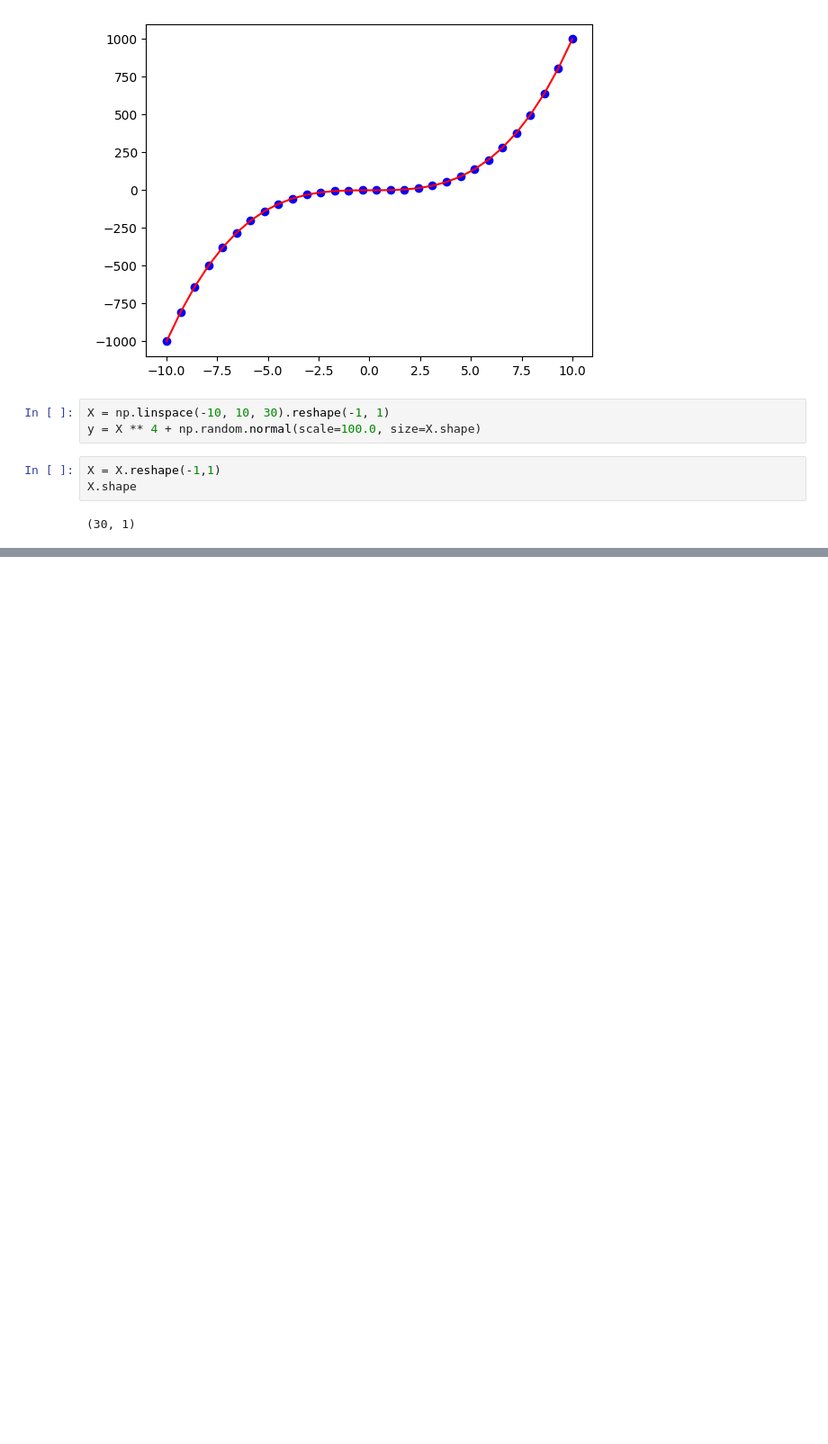
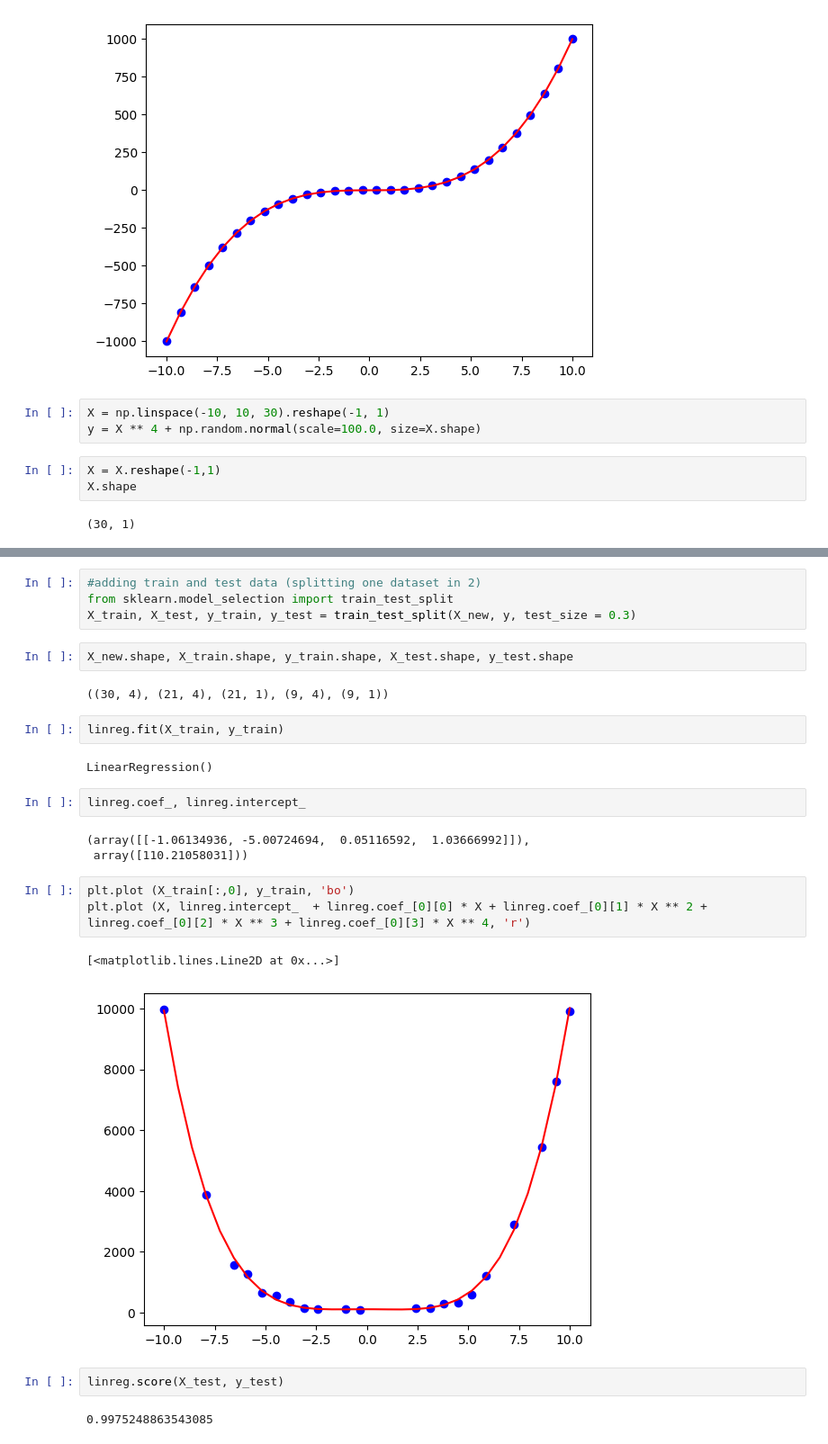
Before and after one commit to B1oodRain/machine-learning, a Jupyter notebook: linear regression.ipynb, the cells around one changed output, grey strips where cells are left out. Shown: that part at 90% size. Drawn from its saved outputs; the diff is of its cells as text; blank space fills up the shorter version.

```diff
--- a/linear regression.ipynb
+++ b/linear regression.ipynb
@@ -75,0 +76,27 @@ plt.plot (X, linreg.intercept_  + linreg.coef_[0][0] * X + linreg.coef_[0][1] *
+# %%
+#adding train and test data (splitting one dataset in 2)
+from sklearn.model_selection import train_test_split
+X_train, X_test, y_train, y_test = train_test_split(X_new, y, test_size = 0.3)
+# %%
+X_new.shape, X_train.shape, y_train.shape, X_test.shape, y_test.shape
+# %% [output]
+((30, 4), (21, 4), (21, 1), (9, 4), (9, 1))
+# %%
+linreg.fit(X_train, y_train)
+# %% [output]
+LinearRegression()
+# %%
+linreg.coef_, linreg.intercept_
+# %% [output]
+(array([[-1.06134936, -5.00724694,  0.05116592,  1.03666992]]),
+ array([110.21058031]))
+# %%
+plt.plot (X_train[:,0], y_train, 'bo')
+plt.plot (X, linreg.intercept_  + linreg.coef_[0][0] * X + linreg.coef_[0][1] * X ** 2 + linreg.coef_[0][2] * X ** 3 + linreg.coef_[0][3] * X ** 4, 'r')
+# %% [output]
+[<matplotlib.lines.Line2D at 0x...>]
+[figure, added]
+# %%
+linreg.score(X_test, y_test)
+# %% [output]
+0.9975248863543085
```
Also changed, not shown: parts of 15 cells of this notebook.
